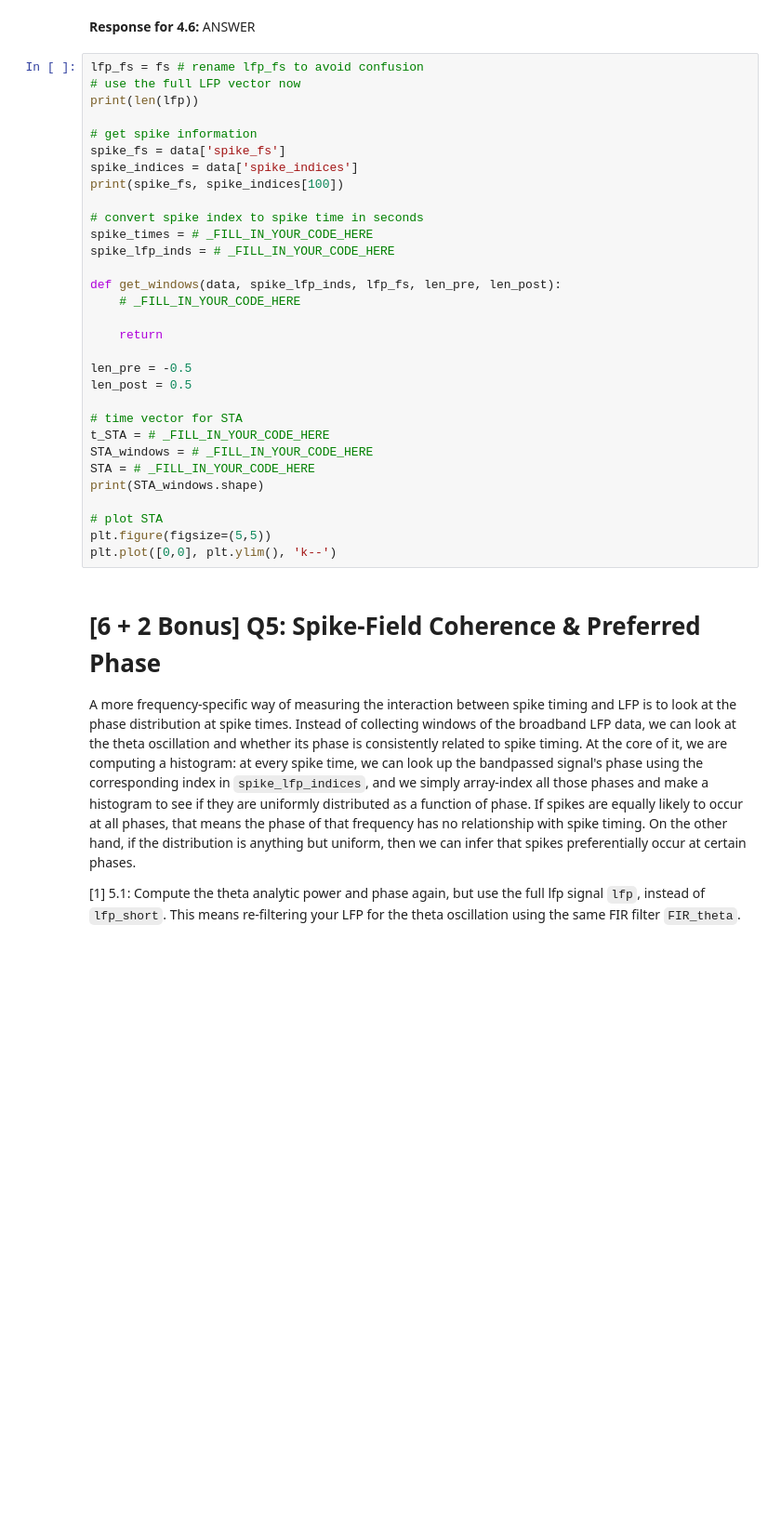
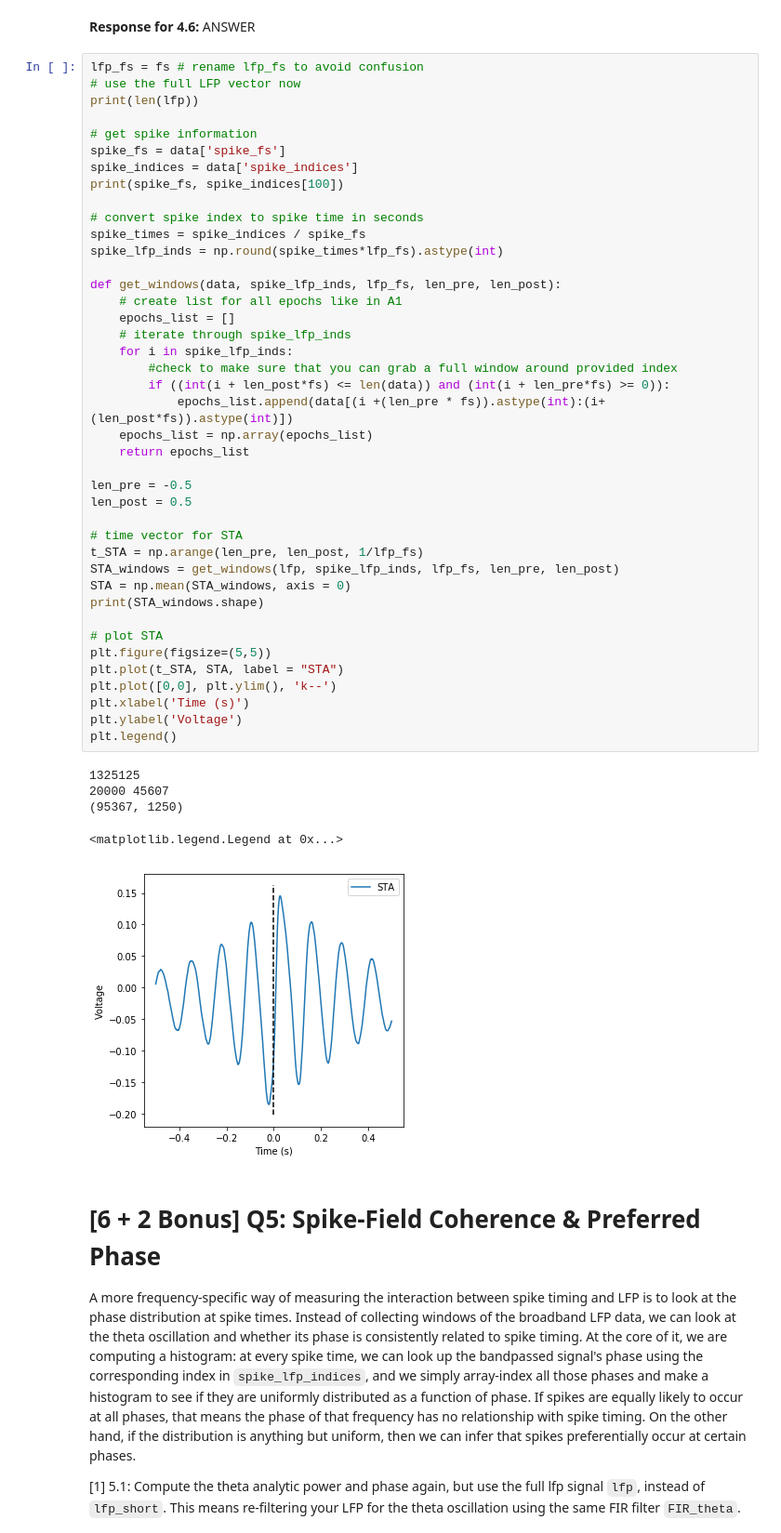
Before and after one commit to ajkeamy/COGS118C, a Jupyter notebook: Assignments/A4-HilbertLFPSpike.ipynb, the cells around one changed output. Shown at 93% size. Saved outputs shown, nothing was run; the diff lists cells and outputs as text; blank space fills up the shorter version.

```diff
--- a/Assignments/A4-HilbertLFPSpike.ipynb
+++ b/Assignments/A4-HilbertLFPSpike.ipynb
@@ -324,34 +337,50 @@ We can't use it directly yet, however, since those indices has a different sampl
 # %%
 lfp_fs = fs # rename lfp_fs to avoid confusion
 # use the full LFP vector now
 print(len(lfp))
 
 # get spike information
 spike_fs = data['spike_fs']
 spike_indices = data['spike_indices']
 print(spike_fs, spike_indices[100])
 
 # convert spike index to spike time in seconds
-spike_times = # _FILL_IN_YOUR_CODE_HERE
-spike_lfp_inds = # _FILL_IN_YOUR_CODE_HERE
+spike_times = spike_indices / spike_fs
+spike_lfp_inds = np.round(spike_times*lfp_fs).astype(int)
 
 def get_windows(data, spike_lfp_inds, lfp_fs, len_pre, len_post):
-    # _FILL_IN_YOUR_CODE_HERE
-
-    return
+    # create list for all epochs like in A1
+    epochs_list = []
+    # iterate through spike_lfp_inds
+    for i in spike_lfp_inds:
+        #check to make sure that you can grab a full window around provided index
+        if ((int(i + len_post*fs) <= len(data)) and (int(i + len_pre*fs) >= 0)):
+            epochs_list.append(data[(i +(len_pre * fs)).astype(int):(i+(len_post*fs)).astype(int)])
+    epochs_list = np.array(epochs_list)
+    return epochs_list
 
 len_pre = -0.5
 len_post = 0.5
 
 # time vector for STA
-t_STA = # _FILL_IN_YOUR_CODE_HERE
-STA_windows = # _FILL_IN_YOUR_CODE_HERE
-STA = # _FILL_IN_YOUR_CODE_HERE
+t_STA = np.arange(len_pre, len_post, 1/lfp_fs)
+STA_windows = get_windows(lfp, spike_lfp_inds, lfp_fs, len_pre, len_post)
+STA = np.mean(STA_windows, axis = 0)
 print(STA_windows.shape)
 
 # plot STA
 plt.figure(figsize=(5,5))
+plt.plot(t_STA, STA, label = "STA")
 plt.plot([0,0], plt.ylim(), 'k--')
+plt.xlabel('Time (s)')
+plt.ylabel('Voltage')
+plt.legend()
+# %% [output]
+1325125
+20000 45607
+(95367, 1250)
+<matplotlib.legend.Legend at 0x...>
+[figure, added]
 # %% [markdown]
 # [6 + 2 Bonus] Q5: Spike-Field Coherence & Preferred Phase
 A more frequency-specific way of measuring the interaction between spike timing and LFP is to look at the phase distribution at spike times. Instead of collecting windows of the broadband LFP data, we can look at the theta oscillation and whether its phase is consistently related to spike timing. At the core of it, we are computing a histogram: at every spike time, we can look up the bandpassed signal's phase using the corresponding index in `spike_lfp_indices`, and we simply array-index all those phases and make a histogram to see if they are uniformly distributed as a function of phase. If spikes are equally likely to occur at all phases, that means the phase of that frequency has no relationship with spike timing. On the other hand, if the distribution is anything but uniform, then we can infer that spikes preferentially occur at certain phases.
```
Also changed, not shown: parts of 9 cells of this notebook.
